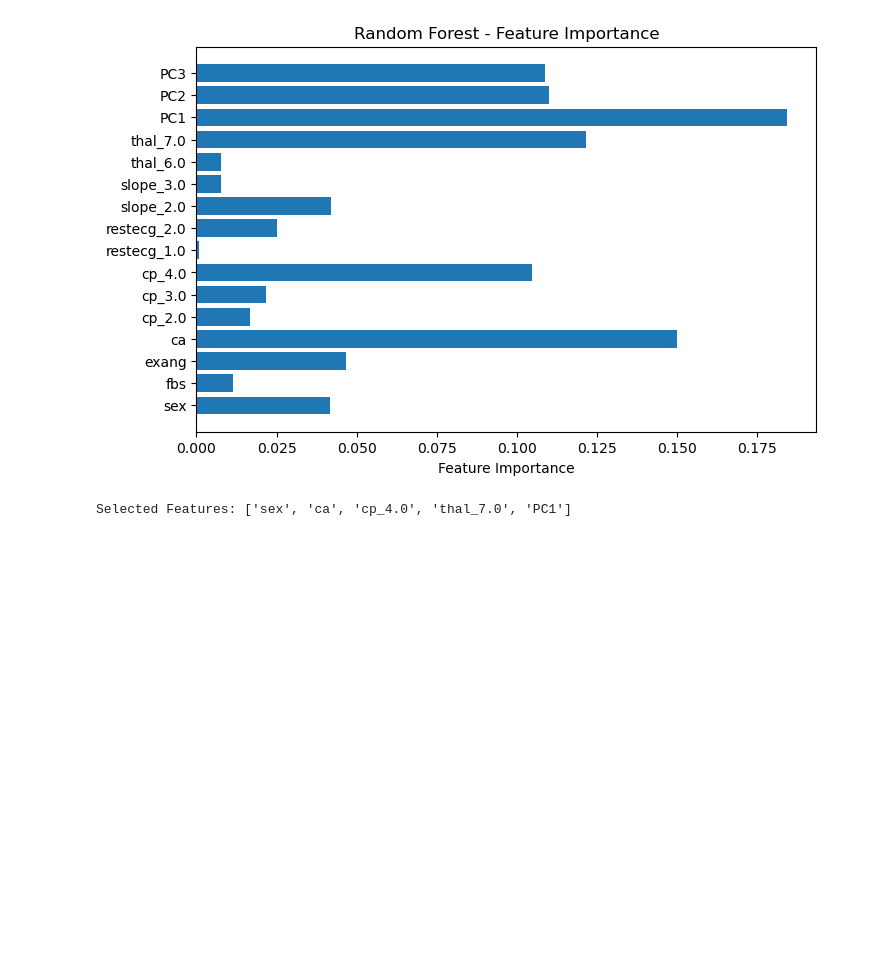
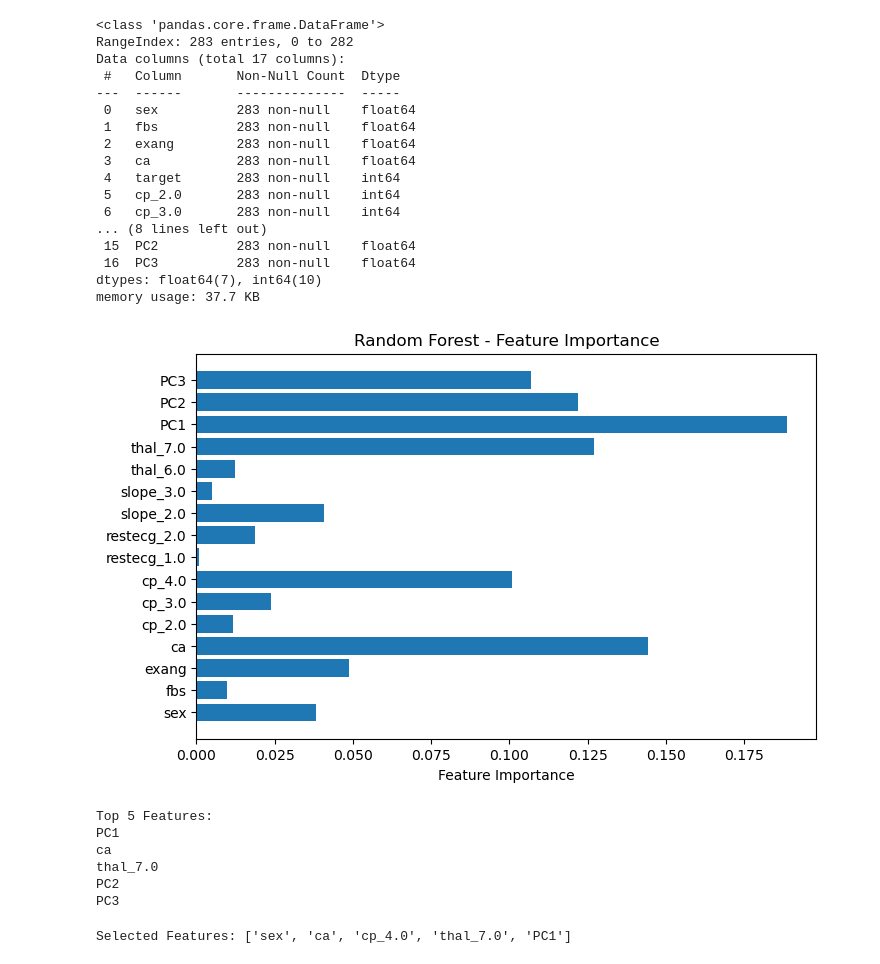
Before and after one commit to Ahmed-Amr777/hearthealth, a Jupyter notebook: notebooks/featureSelection.ipynb, the cells around one changed output. Saved outputs shown, nothing was run; the diff lists cells and outputs as text; code cells hidden in the pictures; blank space fills up the shorter version.

```diff
--- a/notebooks/featureSelection.ipynb
+++ b/notebooks/featureSelection.ipynb
@@ -1,24 +1,54 @@
 # %%
+
 from sklearn.ensemble import RandomForestClassifier
 import matplotlib.pyplot as plt
 import pandas as pd
 
 model = RandomForestClassifier()
 df=pd.read_csv("../data/pca_heart.csv")
 y=df['target']
 X=df.drop('target', axis=1)
 model.fit(X, y)
 # Plot
 importances = model.feature_importances_
 feat_names = X.columns
-
+df.info()
 plt.figure(figsize=(8, 5))
 plt.barh(feat_names, importances)
 plt.xlabel("Feature Importance")
 plt.title("Random Forest - Feature Importance")
 plt.show()
+
+# Print top 5 features
+top_5 = [(feat_names[i]) for i in importances.argsort()[-5:][::-1]]
+print("Top 5 Features:")
+for f in top_5:
+    print(f)
 # %% [output]
+<class 'pandas.core.frame.DataFrame'>
+RangeIndex: 283 entries, 0 to 282
+Data columns (total 17 columns):
+ #   Column       Non-Null Count  Dtype
+---  ------       --------------  -----
+ 0   sex          283 non-null    float64
+ 1   fbs          283 non-null    float64
+ 2   exang        283 non-null    float64
+ 3   ca           283 non-null    float64
+ 4   target       283 non-null    int64
+ 5   cp_2.0       283 non-null    int64
+ 6   cp_3.0       283 non-null    int64
+... (8 lines left out)
+ 15  PC2          283 non-null    float64
+ 16  PC3          283 non-null    float64
+dtypes: float64(7), int64(10)
+memory usage: 37.7 KB
-[figure, old version]
+[figure, new version]
+Top 5 Features:
+PC1
+ca
+thal_7.0
+PC2
+PC3
 # %%
 from sklearn.feature_selection import RFE
 from sklearn.linear_model import LogisticRegression
```
Also changed, not shown: parts of 8 cells of this notebook, 1 other file.
